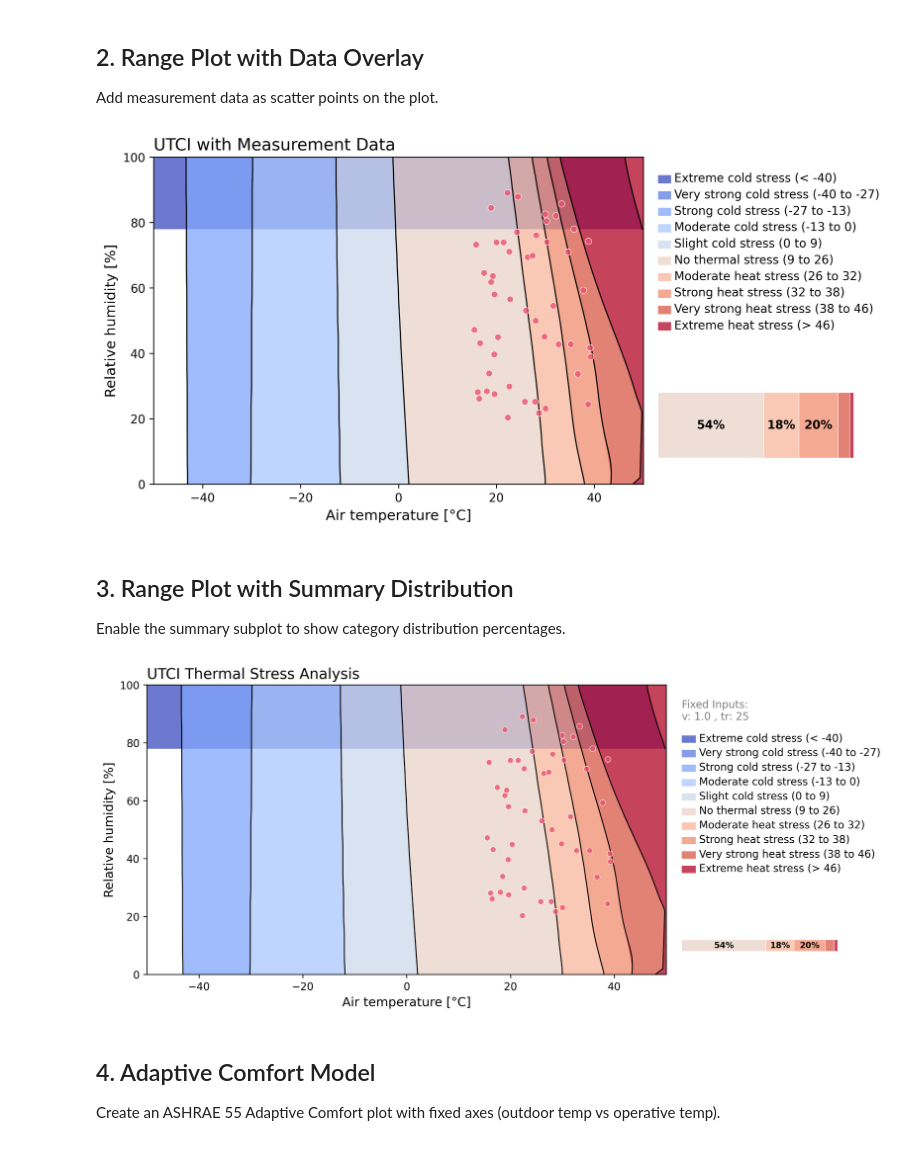
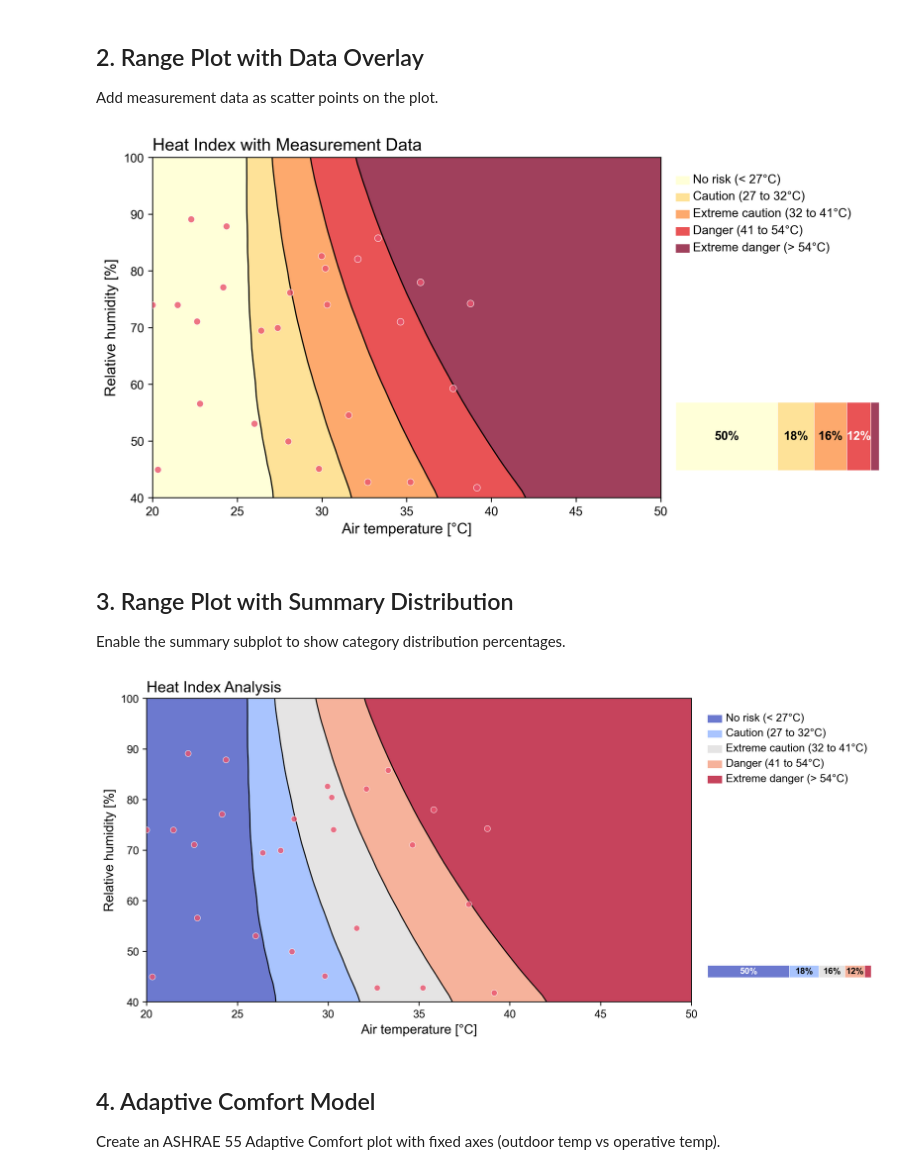
Before and after one commit to CenterForTheBuiltEnvironment/pythermalcomfort, a Jupyter notebook: test_notebook.ipynb, the cells around one changed output. Saved outputs shown, nothing was run; the diff lists cells and outputs as text; code cells hidden in the pictures.

```diff
--- a/test_notebook.ipynb
+++ b/test_notebook.ipynb
@@ -37,30 +35,29 @@ temps = np.random.uniform(15, 40, 50)
 rh_vals = np.random.uniform(20, 90, 50)
 
 # Create plot and add data
-plot = Plot.range(utci, fixed_params={"v": 1.0, "tr": 25})
+plot = Plot.range(heat_index_rothfusz)
 plot = plot.add_data(temps, rh_vals)
-plot.style.title = "UTCI with Measurement Data"
+plot.style.title = "Heat Index with Measurement Data"
 plot.style.show_summary = True
-plot.style.show_fixed_params = False
 plot.style.summary_bar_height = 0.2  # Adjusted height
 plot.style.summary_bar_width = 1.2    # Adjusted vertical position
 plot.style.font_sizes = {"summary": 10}  # Smaller font for info panel
 fig, ax = plot.render()
 # %% [output]
-[figure, old version]
+[figure, new version]
 # %% [markdown]
 ## 3. Range Plot with Summary Distribution
 
 Enable the summary subplot to show category distribution percentages.
 # %%
-plot = Plot.range(utci, fixed_params={"v": 1.0, "tr": 25})
+plot = Plot.range(heat_index_rothfusz)
 plot = plot.add_data(temps, rh_vals)
-plot.style.title = "UTCI Thermal Stress Analysis"
+plot.style.title = "Heat Index Analysis"
 plot.style.show_summary = True
 plot.style.figsize = (12, 5)
 fig, axes = plot.render()
 # %% [output]
-[figure, old version]
+[figure, new version]
 # %% [markdown]
 ## 4. Adaptive Comfort Model
 
```
Also changed, not shown: parts of 2 cells of this notebook, 4 other files.
